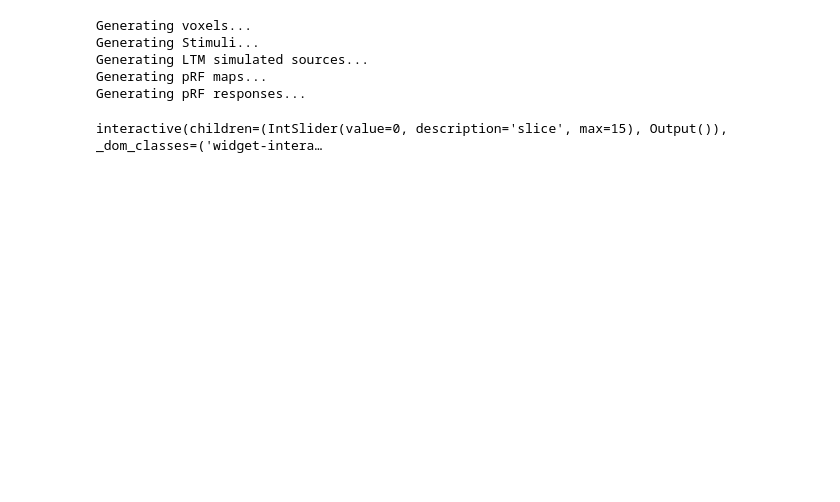
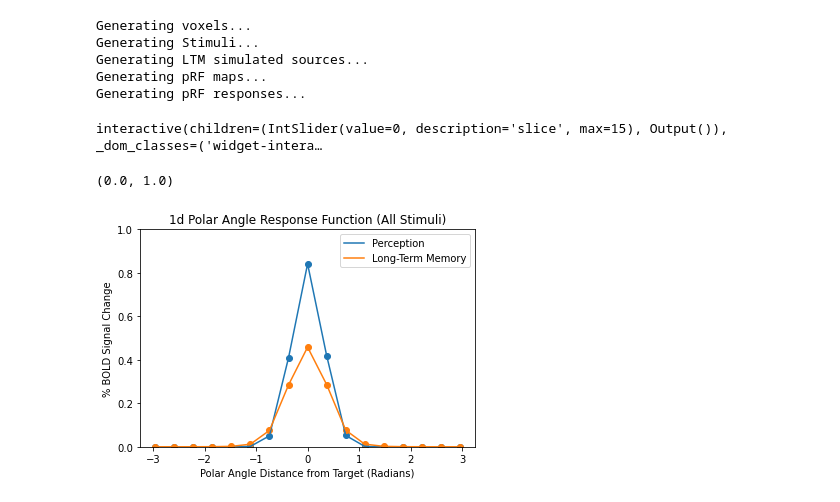
Before and after one commit to rfw256/Interstellar_old, a Jupyter notebook: code/pilot_sim.ipynb, the cells around one changed output. Cells and saved outputs as stored; diff of their text form; code cells hidden in the pictures; blank space fills up the shorter version.

```diff
--- a/code/pilot_sim.ipynb
+++ b/code/pilot_sim.ipynb
@@ -149,6 +218,8 @@ n_pos = 16
 target_ecc = 7
 near_ecc = 1.5
 n_ecc = 50
+sd = 4.5
+filt_size = 30
 
 print("Generating voxels...")
 voxels = generate_voxels(n_eccentricities = n_ecc)
@@ -156,7 +227,8 @@ prf_maps = np.zeros([size, size, voxels.shape[0]])
 print("Generating Stimuli...")
 stims, positions, angles = generate_isostim(target_ecc, n_pos, size = size)
 print("Generating LTM simulated sources...")
-ltm_stims = gen_LTMstims(stims, size, sd = 4)
+ltm_stims = gen_LTMstims(stims, size, filt_size = filt_size, sd = sd)
+l, s, ltm_stims = gen_radialgauss(stims, generate_prf(size = filt_size, sd = 1), distnorm = True)
 
 print("Generating pRF maps...")
 for i, v in enumerate(voxels):
@@ -245,3 +326,35 @@ def plot_prfs(slice):
     plt.show()
 # %% [output]
 interactive(children=(IntSlider(value=0, description='slice', max=15), Output()), _dom_classes=('widget-intera…
+# %%
+pct_signal_ltm = parf_ltm[:, -1, :].flatten()
+pct_signal_perc = parf_perception[:, -1, :].flatten()
+angle_diff = parf_ltm[:, -2, :].flatten()
+
+angle_diff[angle_diff <= -np.pi] = angle_diff[angle_diff <= -np.pi] + 2*np.pi
+angle_diff[angle_diff >= np.pi] = angle_diff[angle_diff >= np.pi] - 2*np.pi
+
+bins_idxs = np.linspace(-np.pi, np.pi, 18)
+bins = np.stack([bins_idxs[:-1], bins_idxs[1:]], axis = 1)
+
+parf_ltm_bin = np.zeros([len(bins), 2])
+parf_perc_bin = np.zeros(parf_ltm_bin.shape)
+
+for i, b in enumerate(bins):
+    idxs = np.where((angle_diff >= b[0]) & (angle_diff <= b[1]))
+    parf_ltm_bin[i] = np.array([np.mean(angle_diff[idxs]), np.mean(pct_signal_ltm[idxs])])
+    parf_perc_bin[i] = np.array([np.mean(angle_diff[idxs]), np.mean(pct_signal_perc[idxs])])
+
+
+plt.plot(parf_perc_bin[:, 0], parf_perc_bin[:, 1])
+plt.plot(parf_ltm_bin[:, 0], parf_ltm_bin[:, 1])
+plt.scatter(parf_perc_bin[:, 0], parf_perc_bin[:, 1])
+plt.scatter(parf_ltm_bin[:, 0], parf_ltm_bin[:, 1])
+plt.title("1d Polar Angle Response Function (All Stimuli)")
+plt.ylabel("% BOLD Signal Change")
+plt.xlabel("Polar Angle Distance from Target (Radians)")
+plt.legend(["Perception", "Long-Term Memory"])
+plt.ylim([0, 1])
+# %% [output]
+(0.0, 1.0)
+[figure, added]
```
Also changed, not shown: parts of 14 cells of this notebook.
